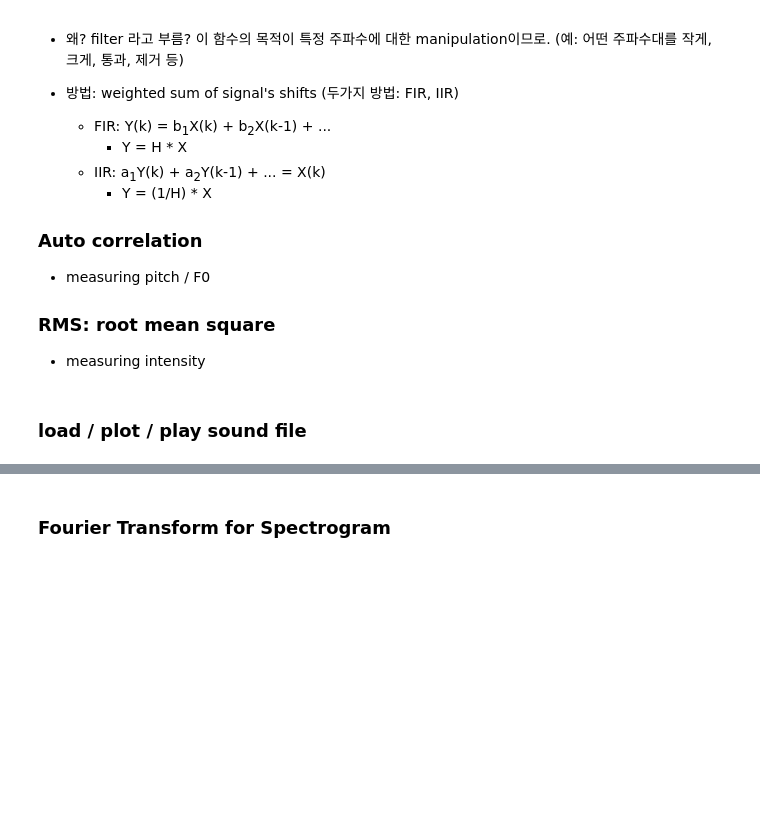
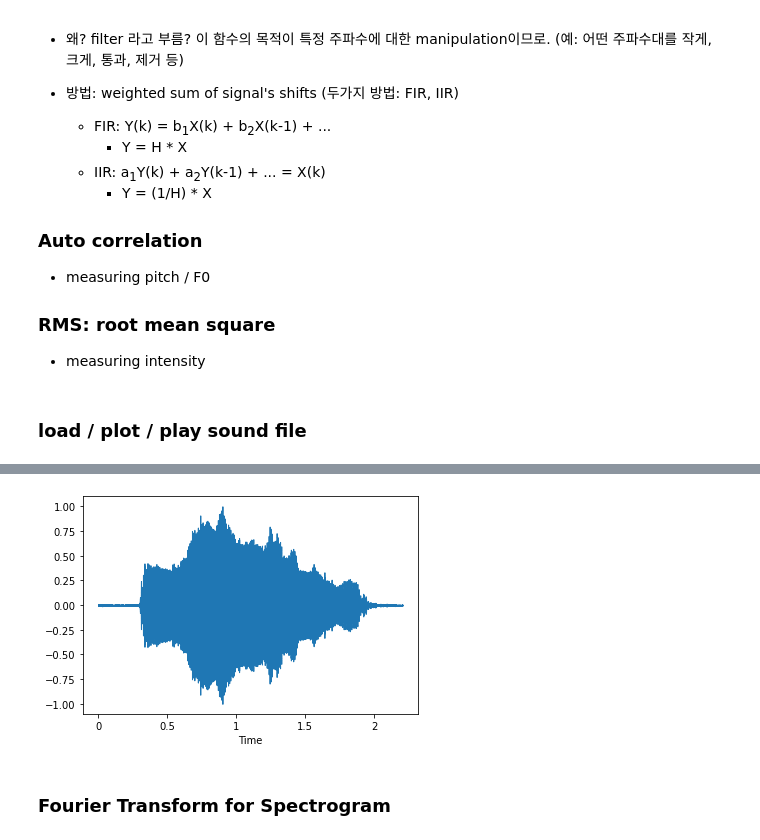
Before and after one commit to hsnam95/class2023Spring, a Jupyter notebook: audio_processing.ipynb, the cells around one changed output, grey strips where cells are left out. Drawn from its saved outputs; the diff is of its cells as text; code cells hidden in the pictures; blank space fills up the shorter version.

```diff
--- a/audio_processing.ipynb
+++ b/audio_processing.ipynb
@@ -48,5 +48,6 @@ os.system("curl " + url + " > aeiou.wav")
 s, sr = librosa.load('aeiou.wav')
 # %%
 s = librosa.util.normalize(s)
-librosa.display.waveplot(s, sr)
+librosa.display.waveshow(s, sr=sr)
 ipd.Audio(s[7000:12000], rate=sr)
+# %% [output]
@@ -53,3 +55,4 @@ ipd.Audio(s[7000:12000], rate=sr)
+[figure, added]
 # %% [markdown]
 ### Fourier Transform for Spectrogram
 # %%
```
Also changed, not shown: parts of 3 cells of this notebook.
